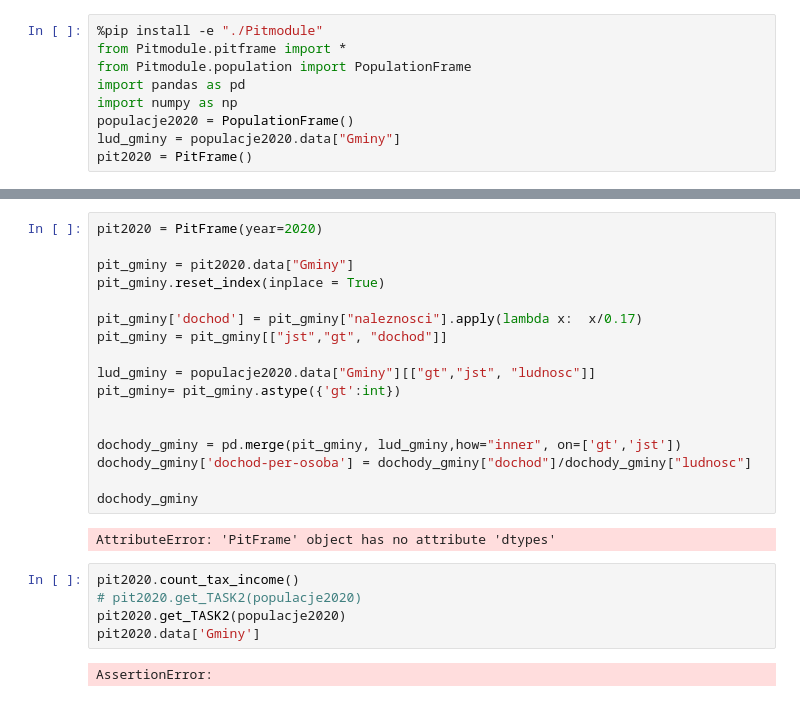
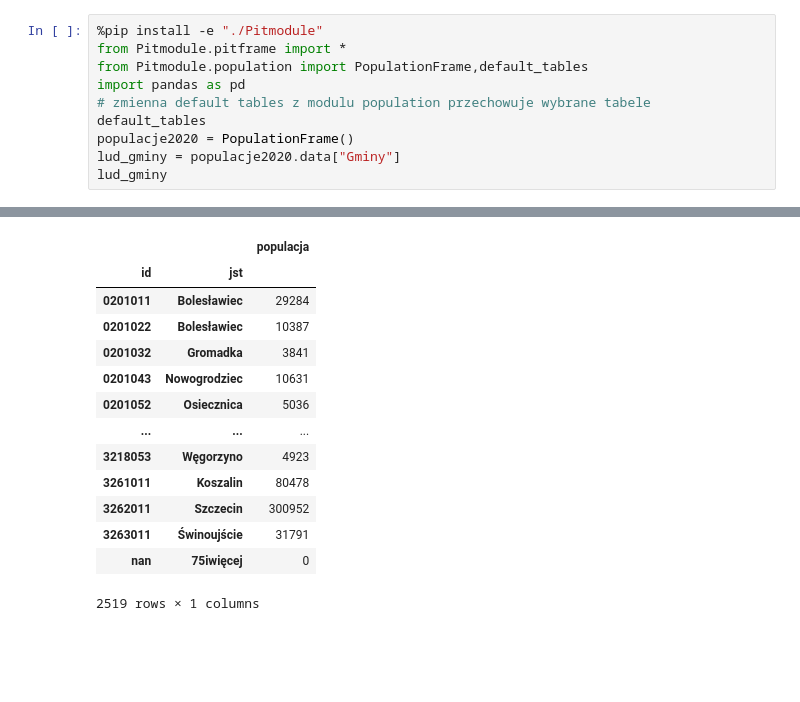
Before and after one commit to RabDou44/NYPD-finalAssignment, a Jupyter notebook: TASK2.ipynb, the cells around one changed output, grey strips where cells are left out. Cells and saved outputs as stored; diff of their text form; blank space fills up the shorter version.

Commit message:
task1 done in task 2 - preaparing tax population

```diff
--- a/TASK2.ipynb
+++ b/TASK2.ipynb
@@ -1,10 +1,11 @@
 # %%
 %pip install -e "./Pitmodule"
 from Pitmodule.pitframe import *
-from Pitmodule.population import PopulationFrame
+from Pitmodule.population import PopulationFrame,default_tables
 import pandas as pd
-import numpy as np
+# zmienna default tables z modulu population przechowuje wybrane tabele
+default_tables
 populacje2020 = PopulationFrame()
 lud_gminy = populacje2020.data["Gminy"]
-pit2020 = PitFrame()
+lud_gminy
 # %% [output]
@@ -30,26 +31,14 @@ Note: you may need to restart the kernel to use updated packages.
+|  |  | populacja |
+| id | jst |  |
+| 0201011 | Bolesławiec | 29284 |
+| 0201022 | Bolesławiec | 10387 |
+| 0201032 | Gromadka | 3841 |
+| 0201043 | Nowogrodziec | 10631 |
+| 0201052 | Osiecznica | 5036 |
+| ... | ... | ... |
+| 3218053 | Węgorzyno | 4923 |
+| 3261011 | Koszalin | 80478 |
+| 3262011 | Szczecin | 300952 |
+| 3263011 | Świnoujście | 31791 |
+| nan | 75iwięcej | 0 |
+2519 rows × 1 columns
-# %%
-pit2020 = PitFrame(year=2020)
-
-pit_gminy = pit2020.data["Gminy"]
-pit_gminy.reset_index(inplace = True)
-
-pit_gminy['dochod'] = pit_gminy["naleznosci"].apply(lambda x:  x/0.17)
-pit_gminy = pit_gminy[["jst","gt", "dochod"]]
-
-lud_gminy = populacje2020.data["Gminy"][["gt","jst", "ludnosc"]]
-pit_gminy= pit_gminy.astype({'gt':int})
-
-
-dochody_gminy = pd.merge(pit_gminy, lud_gminy,how="inner", on=['gt','jst'])
-dochody_gminy['dochod-per-osoba'] = dochody_gminy["dochod"]/dochody_gminy["ludnosc"]
-
-dochody_gminy
-# %% [output]
-AttributeError: 'PitFrame' object has no attribute 'dtypes'
-# %%
-pit2020.count_tax_income()
-# pit2020.get_TASK2(populacje2020)
-pit2020.get_TASK2(populacje2020)
-pit2020.data['Gminy']
-# %% [output]
-AssertionError:
```
Also changed, not shown: parts of 11 cells of this notebook, 3 other files.
